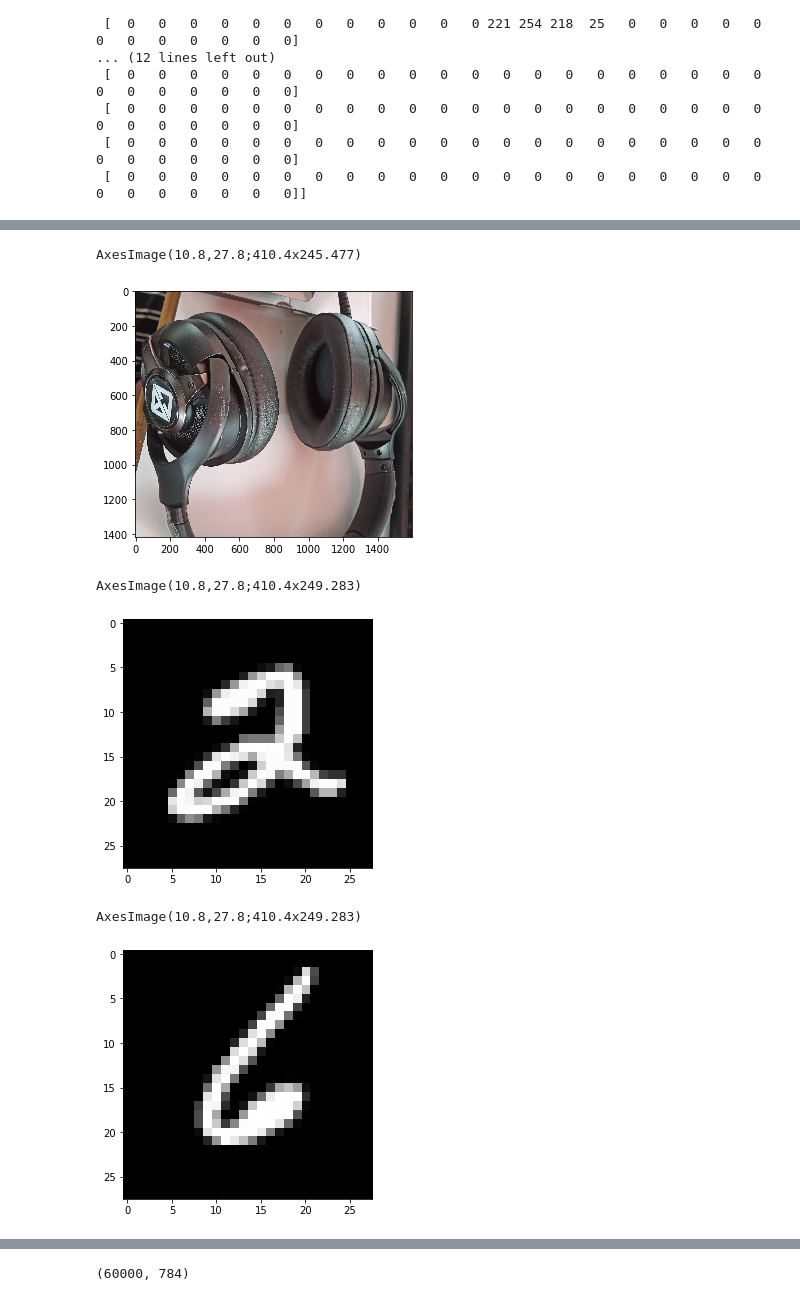
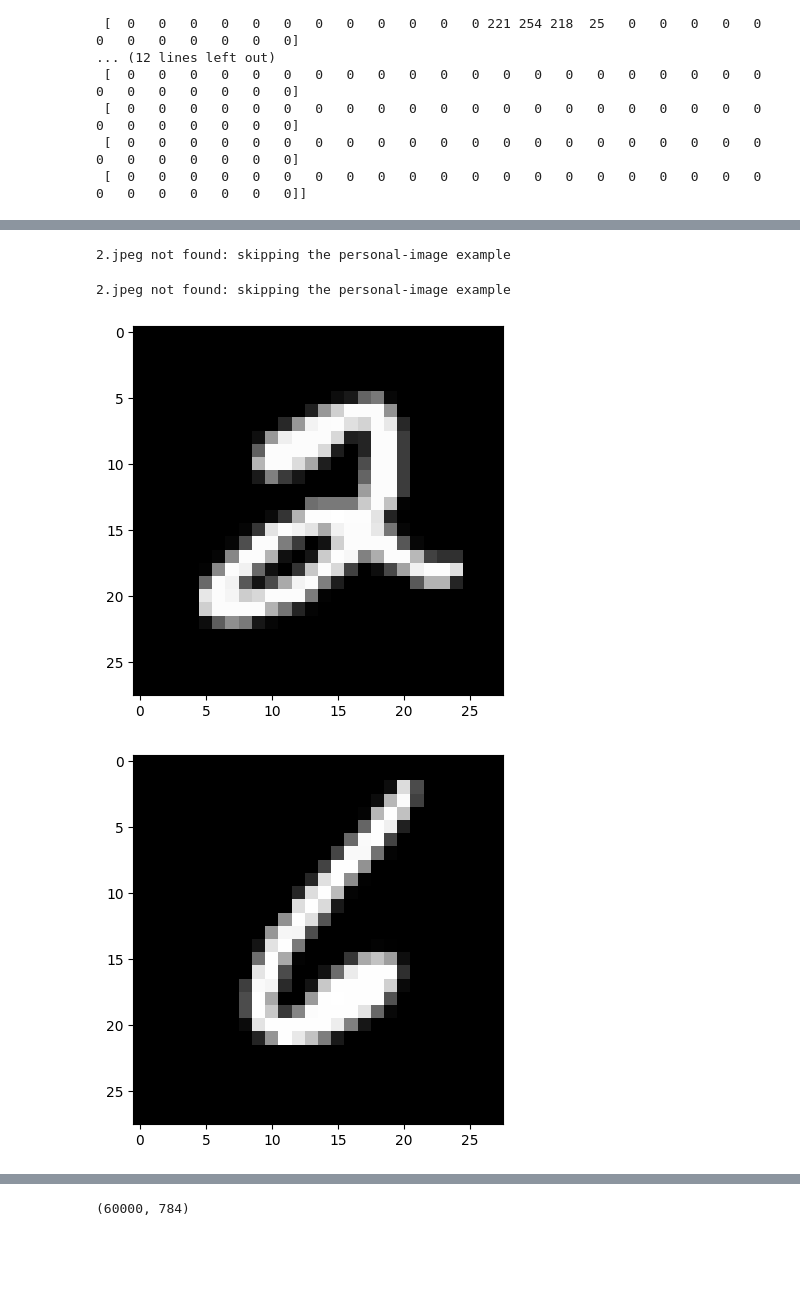
Before and after one commit to Janeferdinant/Machine-learning-Course, a Jupyter notebook: CNN_Identify_the_Digits_(MNIST).ipynb, the cells around one changed output, grey strips where cells are left out. Drawn from its saved outputs; the diff is of its cells as text; code cells hidden in the pictures; blank space fills up the shorter version.

```diff
--- a/CNN_Identify_the_Digits_(MNIST).ipynb
+++ b/CNN_Identify_the_Digits_(MNIST).ipynb
@@ -101,19 +100,33 @@ TypeError: ignored
-# %%
-from skimage import io
-print(io.imshow("/content/2.jpeg"))
-# %% [output]
-AxesImage(10.8,27.8;410.4x245.477)
-[figure, removed]
+# %%
+# Optional: show your own handwritten digit. 2.jpeg is a personal image that is not in this repository,
+# so this cell is skipped unless you add your own file with that name next to the notebook.
+import os
+if os.path.exists("2.jpeg"):
+    plt.imshow(plt.imread("2.jpeg"))
+    plt.show()
+else:
+    print("2.jpeg not found: skipping the personal-image example")
+# %% [output]
+2.jpeg not found: skipping the personal-image example
+# %%
+# Same optional personal image, shown with matplotlib (replaces scikit-image's io.imshow, which is deprecated)
+if os.path.exists("2.jpeg"):
+    plt.imshow(plt.imread("2.jpeg"), cmap="gray")
+    plt.show()
+else:
+    print("2.jpeg not found: skipping the personal-image example")
+# %% [output]
+2.jpeg not found: skipping the personal-image example
 # %%
-print(io.imshow(x_train[5,:,:]))
+plt.imshow(x_train[5,:,:], cmap="gray")
+plt.show()
 # %% [output]
-AxesImage(10.8,27.8;410.4x249.283)
-[figure, old version]
+[figure, new version]
 # %%
-print(io.imshow(x_train[1515,:,:]))
+plt.imshow(x_train[1515,:,:], cmap="gray")
+plt.show()
 # %% [output]
-AxesImage(10.8,27.8;410.4x249.283)
-[figure, old version]
+[figure, new version]
 # %%
 x_train.shape
 # %% [output]
```
Also changed, not shown: parts of 23 cells of this notebook, 4 other files.
